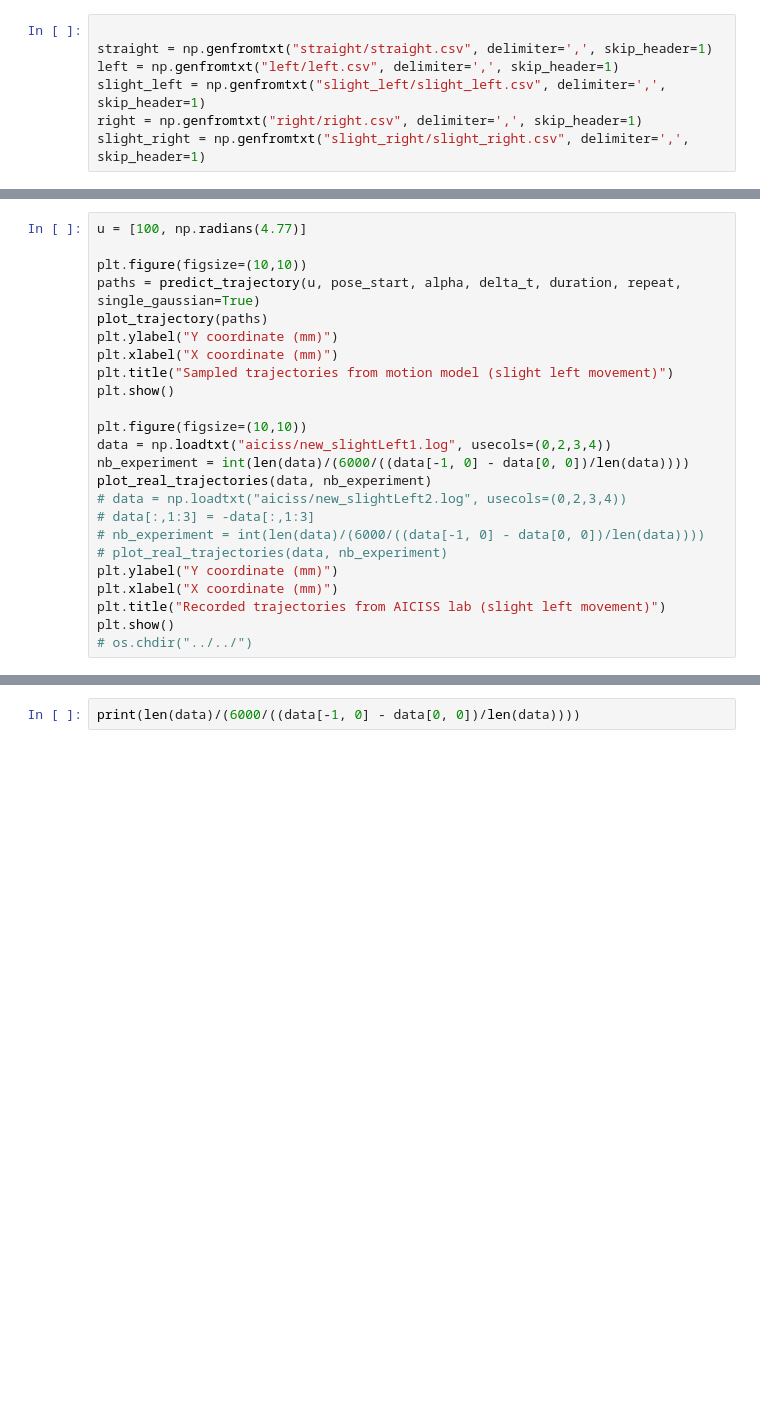
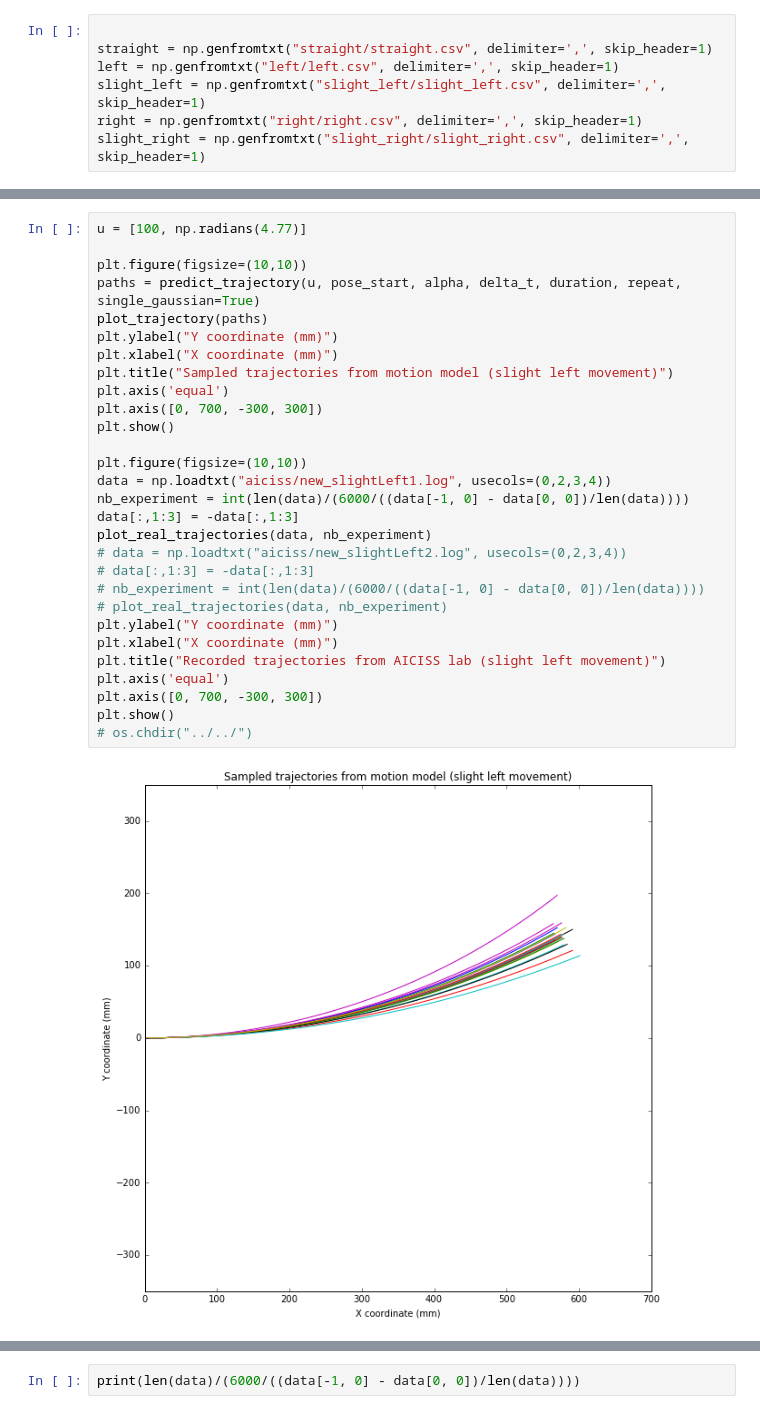
Before and after one commit to minhnh/16w_see, a Jupyter notebook: python/MotionModel.ipynb, the cells around one changed output, grey strips where cells are left out. Drawn from its saved outputs; the diff is of its cells as text; blank space fills up the shorter version.

```diff
--- a/python/MotionModel.ipynb
+++ b/python/MotionModel.ipynb
@@ -72,24 +79,31 @@ plt.show()
 # %%
 u = [100, np.radians(4.77)]
 
 plt.figure(figsize=(10,10))
 paths = predict_trajectory(u, pose_start, alpha, delta_t, duration, repeat, single_gaussian=True)
 plot_trajectory(paths)
 plt.ylabel("Y coordinate (mm)")
 plt.xlabel("X coordinate (mm)")
 plt.title("Sampled trajectories from motion model (slight left movement)")
+plt.axis('equal')
+plt.axis([0, 700, -300, 300])
 plt.show()
 
 plt.figure(figsize=(10,10))
 data = np.loadtxt("aiciss/new_slightLeft1.log", usecols=(0,2,3,4))
 nb_experiment = int(len(data)/(6000/((data[-1, 0] - data[0, 0])/len(data))))
+data[:,1:3] = -data[:,1:3]
 plot_real_trajectories(data, nb_experiment)
 # data = np.loadtxt("aiciss/new_slightLeft2.log", usecols=(0,2,3,4))
 # data[:,1:3] = -data[:,1:3]
 # nb_experiment = int(len(data)/(6000/((data[-1, 0] - data[0, 0])/len(data))))
 # plot_real_trajectories(data, nb_experiment)
 plt.ylabel("Y coordinate (mm)")
 plt.xlabel("X coordinate (mm)")
 plt.title("Recorded trajectories from AICISS lab (slight left movement)")
+plt.axis('equal')
+plt.axis([0, 700, -300, 300])
 plt.show()
 # os.chdir("../../")
+# %% [output]
+[figure, added]
```
Also changed, not shown: parts of 5 cells of this notebook.
